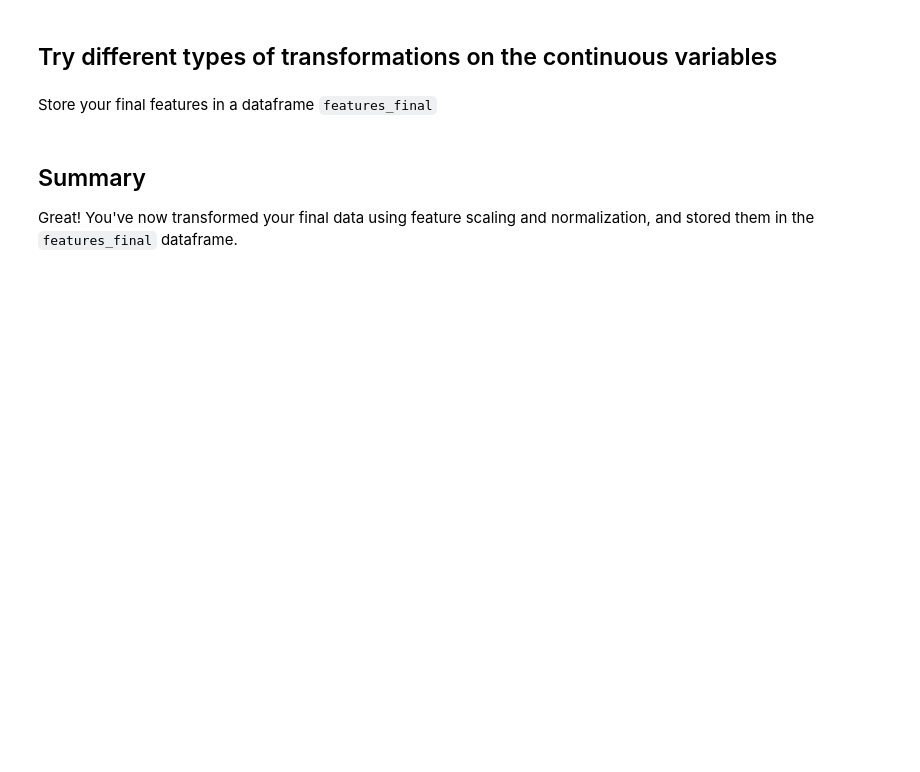
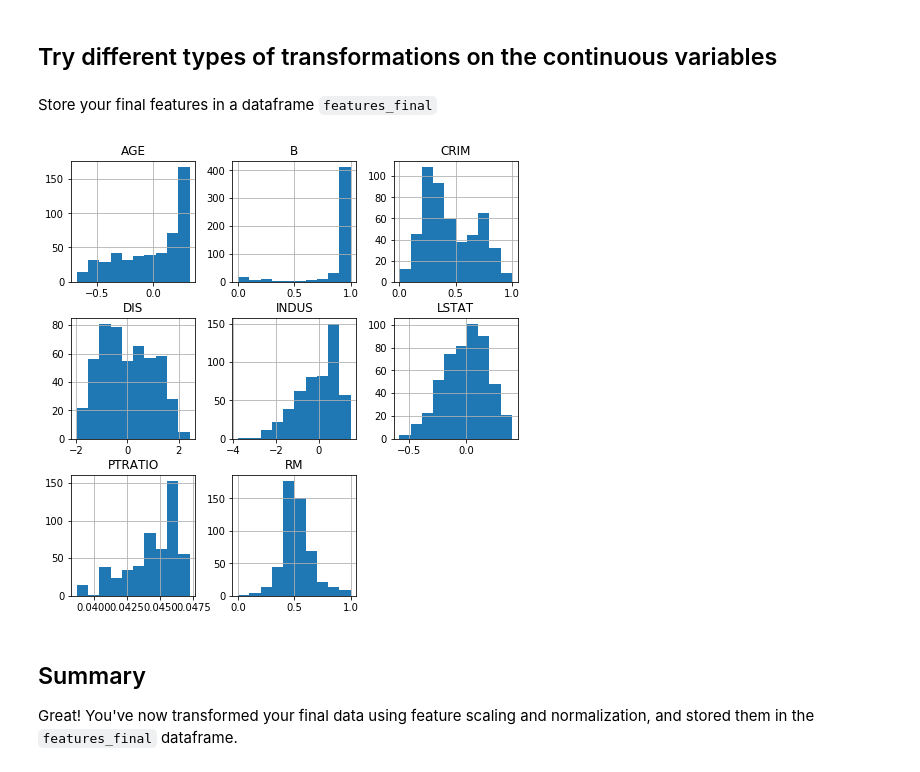
Before and after one commit to MissAle17/dsc-1-11-09-feature-scaling-and-normalization-lab-online-ds-sp-000, a Jupyter notebook: index.ipynb, the cells around one changed output. Cells and saved outputs as stored; diff of their text form; code cells hidden in the pictures; blank space fills up the shorter version.

```diff
--- a/index.ipynb
+++ b/index.ipynb
@@ -60,7 +60,6 @@ boston_cont.hist(figsize  = [8, 8]);
 Analyze the results in terms of how they improved the normality performance. What is the problem with the "ZN" variable?
 # %%
 import numpy as np
-data_log = pd.DataFrame([])
 data_log= pd.DataFrame([])
 data_log["AGE"] = np.log(boston_cont["AGE"])
 data_log["B"] = np.log(boston_cont["B"])
@@ -72,3 +71,6 @@ data_log["PTRATIO"] = np.log(boston_cont["PTRATIO"])
 data_log.hist(figsize  = [6, 6]);
 # %% [output]
 [figure]
+# %%
+data_log["ZN"] = np.log(boston_cont["ZN"])
+boston_cont["ZN"].describe()
@@ -78,6 +90,30 @@ data_log.hist(figsize  = [6, 6]);
 ## Try different types of transformations on the continuous variables
 # %% [markdown]
 Store your final features in a dataframe `features_final`
+# %%
+age = boston_cont["AGE"]
+b = boston_cont["B"]
+rm = boston_cont["RM"]
+logcrim = data_log["CRIM"]
+logdis = data_log["DIS"]
+logindus = data_log["INDUS"]
+loglstat = data_log["LSTAT"]
+logptratio = data_log["PTRATIO"]
+
+features_final= pd.DataFrame([])
+
+features_final["CRIM"] = (logcrim-min(logcrim))/(max(logcrim)-min(logcrim))
+features_final["B"] = (b-min(b))/(max(b)-min(b))
+features_final["RM"] = (rm-min(rm))/(max(rm)-min(rm))
+features_final["DIS"]   = (logdis-np.mean(logdis))/np.sqrt(np.var(logdis))
+features_final["INDUS"] = (logindus-np.mean(logindus))/np.sqrt(np.var(logindus))
+features_final["LSTAT"] = (loglstat-np.mean(loglstat))/(max(loglstat)-min(loglstat))
+features_final["AGE"] = (age-np.mean(age))/(max(age)-min(age))
+features_final["PTRATIO"] = (logptratio)/(np.linalg.norm(logptratio))
+
+features_final.hist(figsize  = [8, 8]);
+# %% [output]
+[figure, added]
 # %% [markdown]
 ## Summary
 Great! You've now transformed your final data using feature scaling and normalization, and stored them in the `features_final` dataframe.
```
Also changed, not shown: parts of 1 cell of this notebook.
